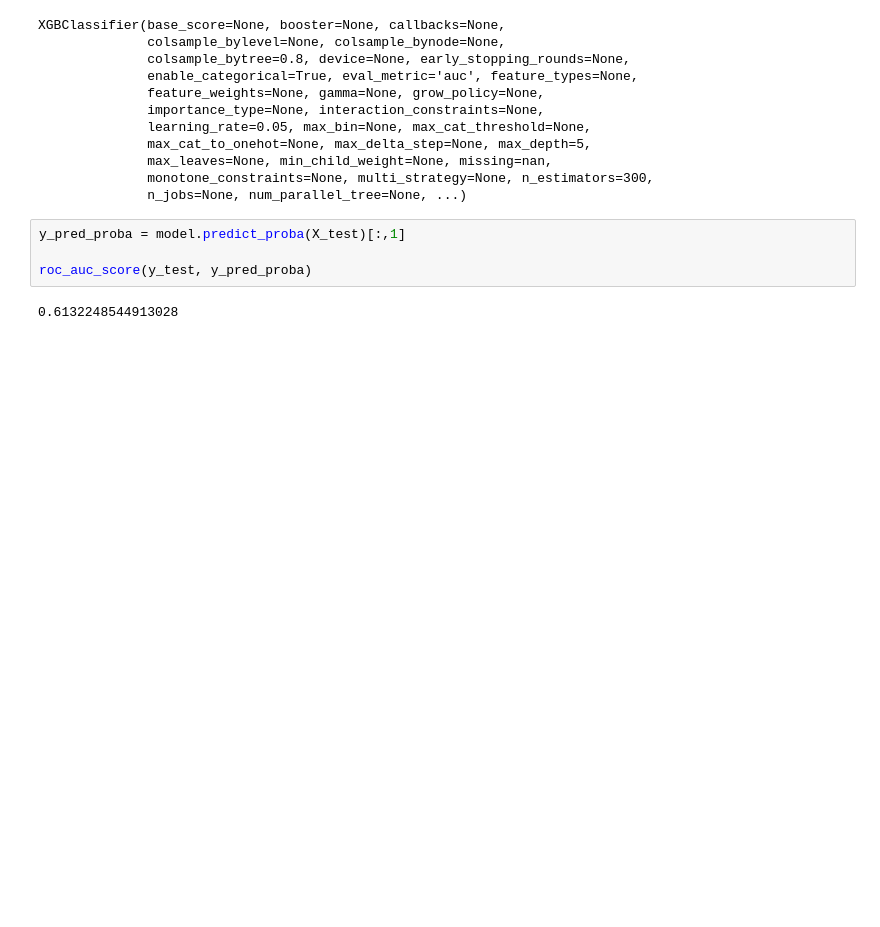
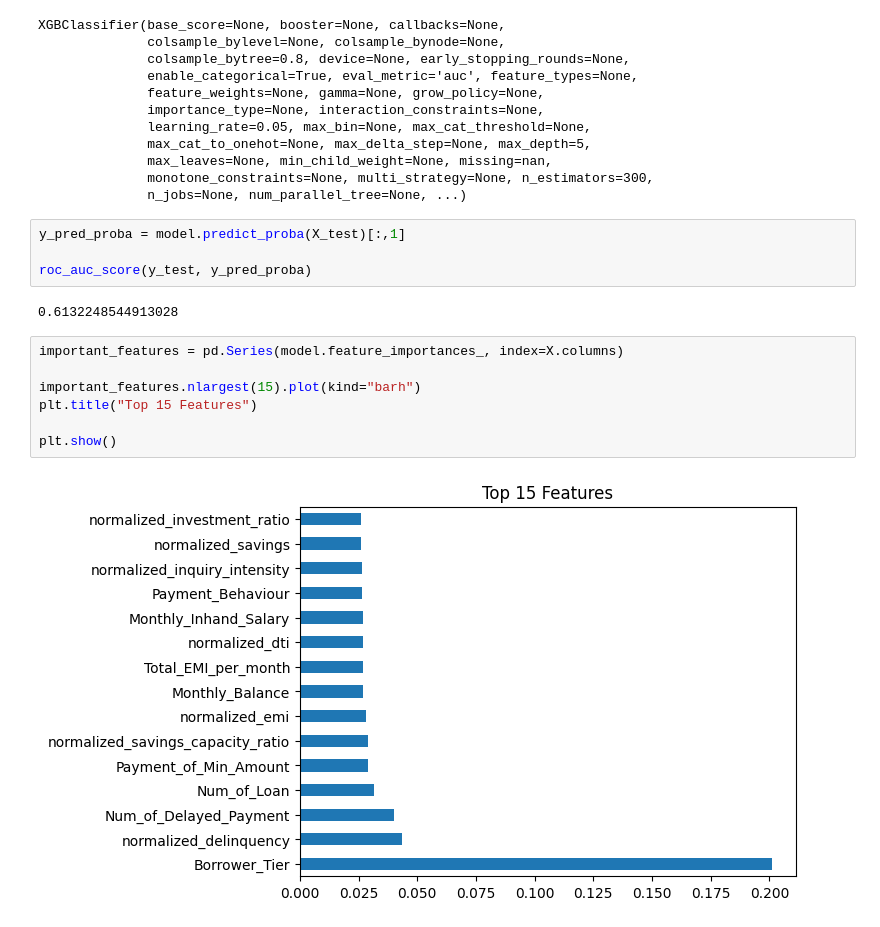
Before and after one commit to wessware/Credit_Risk_Analysis, a Jupyter notebook: kingametric_xgb_base_model_2.ipynb, the cells around one changed output. Cells and saved outputs as stored; diff of their text form; blank space fills up the shorter version.

Commit message:
First check for feature importance to ascertain that goal is achieved for random feature elimination

```diff
--- a/kingametric_xgb_base_model_2.ipynb
+++ b/kingametric_xgb_base_model_2.ipynb
@@ -57,3 +59,12 @@ y_pred_proba = model.predict_proba(X_test)[:,1]
 roc_auc_score(y_test, y_pred_proba)
 # %% [output]
 0.6132248544913028
+# %%
+important_features = pd.Series(model.feature_importances_, index=X.columns)
+
+important_features.nlargest(15).plot(kind="barh")
+plt.title("Top 15 Features")
+
+plt.show()
+# %% [output]
+[figure, added]
```
Also changed, not shown: parts of 1 cell of this notebook.
